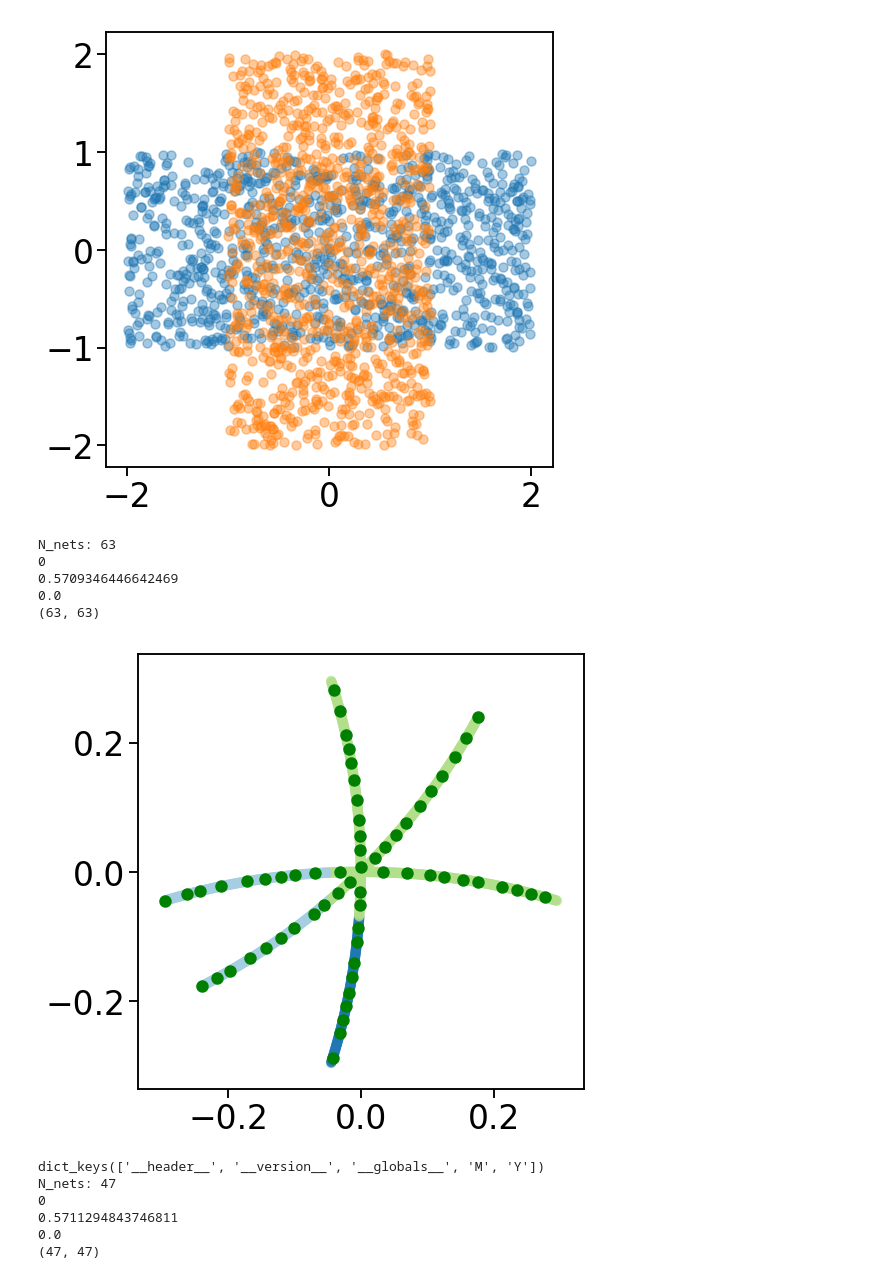
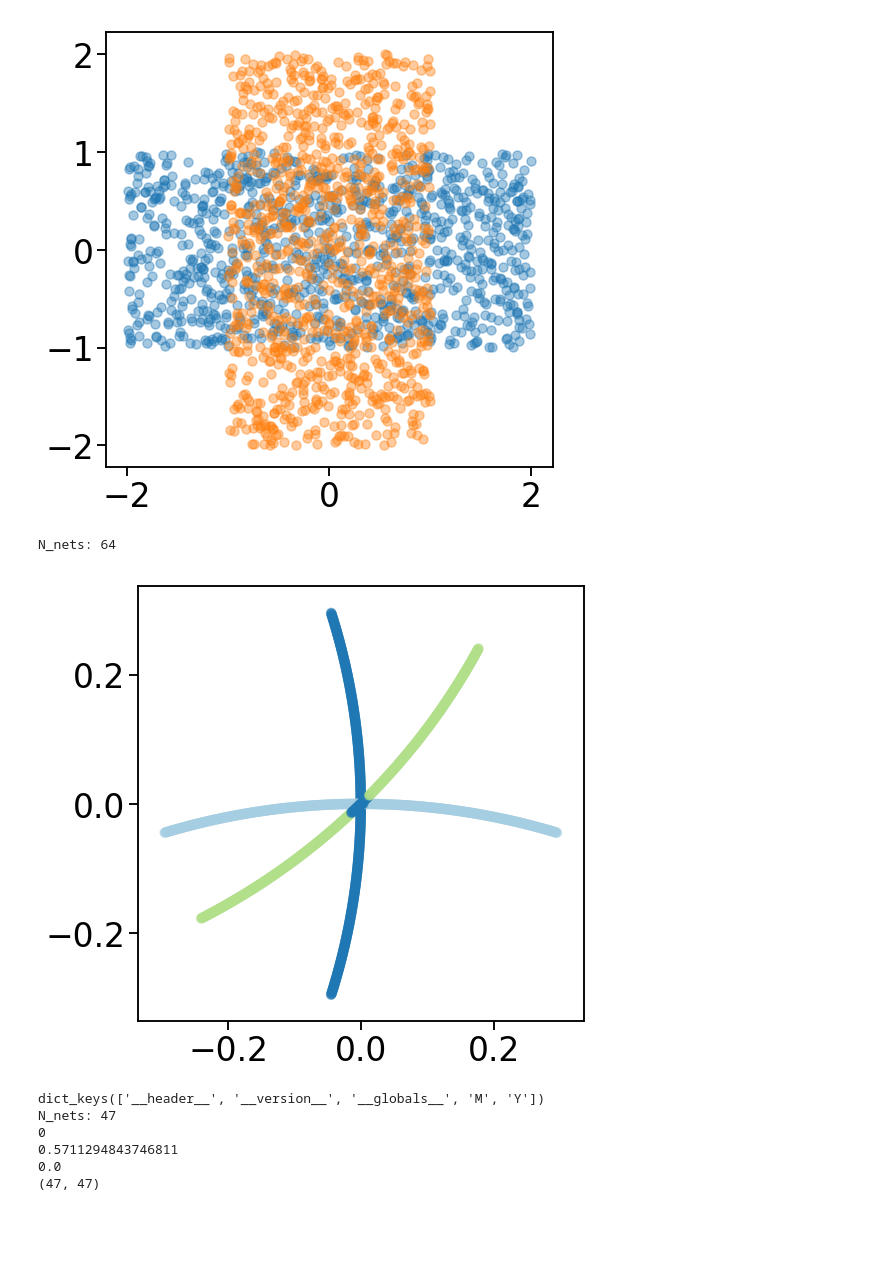
Before and after one commit to saketkc/EE-546-project, a Jupyter notebook: notebooks/04.local-PCA-spectralClustering.ipynb, the cells around one changed output. Drawn from its saved outputs; the diff is of its cells as text; code cells hidden in the pictures; blank space fills up the shorter version.

```diff
--- a/notebooks/04.local-PCA-spectralClustering.ipynb
+++ b/notebooks/04.local-PCA-spectralClustering.ipynb
@@ -60,6 +60,7 @@ def do_clustering(X, d, radius, n_clusters=2):
     while len(point_indices_master)>0:
         y = np.random.choice(point_indices_master, 1)[0]
         y_n0_centers.append(y)
+
         # Generate neighbors
         y_neighbors = X_neighbors[y]
         y_neighbors = y_neighbors[y_neighbors!=y]
@@ -70,8 +71,14 @@ def do_clustering(X, d, radius, n_clusters=2):
     print('N_nets: {}'.format(len(y_n0_centers)))
     # Step 1 for each i=1..mo0, calculate the sample covariance matrix C1 of neirhborhood of yi
     covariances = []
+    #print(y_n0_centers)
     for center in y_n0_centers:
-        cov = np.cov(X[X_neighbors[center]].T)
+        #cov = np.cov(X[X_neighbors[center]].T)
+        neighbor_matrix = X[X_neighbors[center]]
+        #print(neighbor_matrix.shape)
+        center_mean = neighbor_matrix.mean(axis=0)
+        Y = np.matlib.repmat(center_mean, neighbor_matrix.shape[0], 1)
+        cov  = np.dot(Y.T, Y)/(Y.shape[0]-1)
         covariances.append(cov)
 
     Q = []
@@ -80,8 +87,10 @@ def do_clustering(X, d, radius, n_clusters=2):
 
         #eig_values, eig_matrix = eigh(cov, eigvals=range(d))
         #Q.append(eig_matrix[:, :d])
-        U,s,V = LA.svd(cov)
+        U, s, V = LA.svd(cov)
         Q.append(np.dot(U[:, :d], U[:, :d].T))
+
+    #print(Q[0])
 
     for center in y_n0_centers:
         center_means.append(X[X_neighbors[center]].mean(axis=0))
@@ -116,13 +125,13 @@ def do_clustering(X, d, radius, n_clusters=2):
 
     connected_graph = A<connected_A
     connected_graph = connected_graph.astype(int) - np.diag(np.diag(connected_graph))
-    print(np.sum(connected_graph))
+    #print(np.sum(connected_graph))
     if np.sum(connected_graph) > 0:
         print('yes')
     eta = 0.05
-    eps = 0.03
-    print(max_A)
-    print(min_B)
+    eps = 0.05
+    #print(max_A)
+    #print(min_B)
 
     #print(len(sigma_A))
     #print(len(sigma_B))
@@ -134,7 +143,7 @@ def do_clustering(X, d, radius, n_clusters=2):
             #projection_j =  np.dot(X_neighbors[y_n0_centers[j]], Q[j])
             #W[i, j] = np.exp(-LA.norm(X[y_n0_centers[i]]-X[y_n0_centers[j]], 2)**2/epsilon**2) * np.exp(-LA.norm(projection_i-projection_j, 2)**2/eta**2)
     W = np.exp(-np.power(A, 2)/eps**2) * np.exp(-np.power(B, 2)/eta**2)
-    print(W.shape)
+    # print(W.shape)
     clustering = SpectralClustering(n_clusters=n_clusters,
                                     assign_labels="discretize",
                                     affinity='precomputed',
@@ -151,23 +160,19 @@ def do_clustering(X, d, radius, n_clusters=2):
     fig, ax = plt.subplots(figsize=(8, 8))
 
     ax.scatter(X[:,0], X[:,1], alpha=0.4, color=colors[color_indices])
-    for center in y_n0_centers:
-        ax.scatter(X[center, 0], X[center, 1], color='green', s=120)
+    #for center in y_n0_centers:
+    #    ax.scatter(X[center, 0], X[center, 1], color='red', s=50)
 # %%
-d = 3
+d = 1
 radius = 0.02
 eta = 1
 epsilon = 1
 data = loadmat('../local-pca-code-matlab/threecurves.mat')
 Y = data['X']
 do_clustering(Y, d, radius, 3)
 # %% [output]
-N_nets: 63
-0
-0.5709346446642469
-0.0
-(63, 63)
+N_nets: 64
-[figure, old version]
+[figure, new version]
 # %%
 d = 2
 radius = 0.02
```
